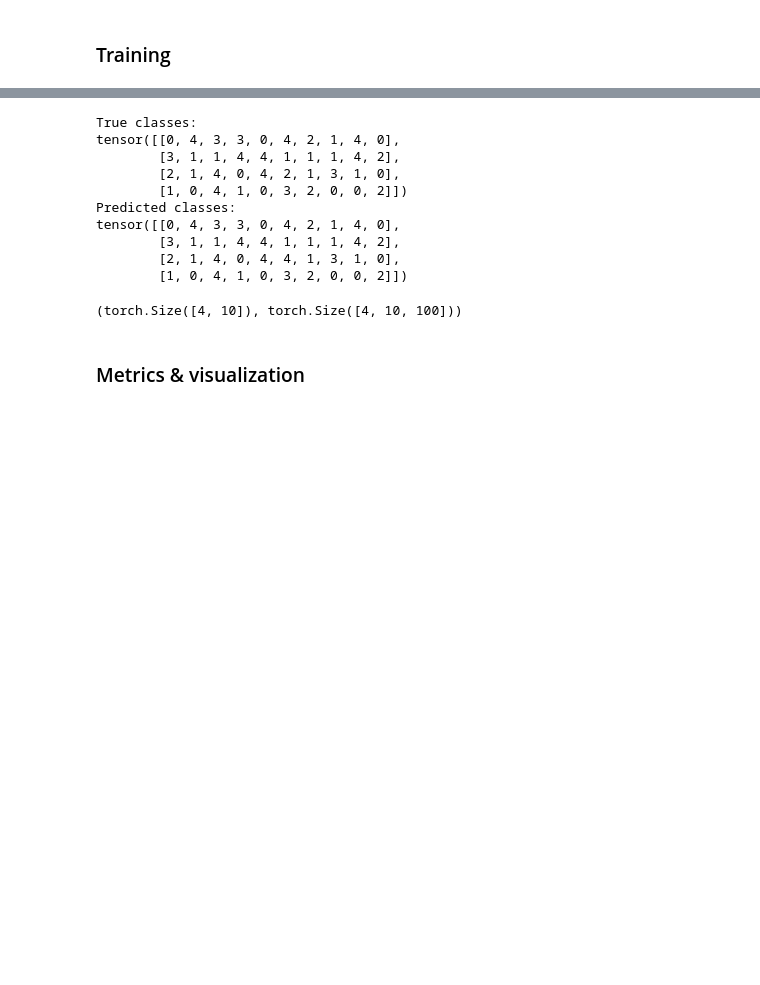
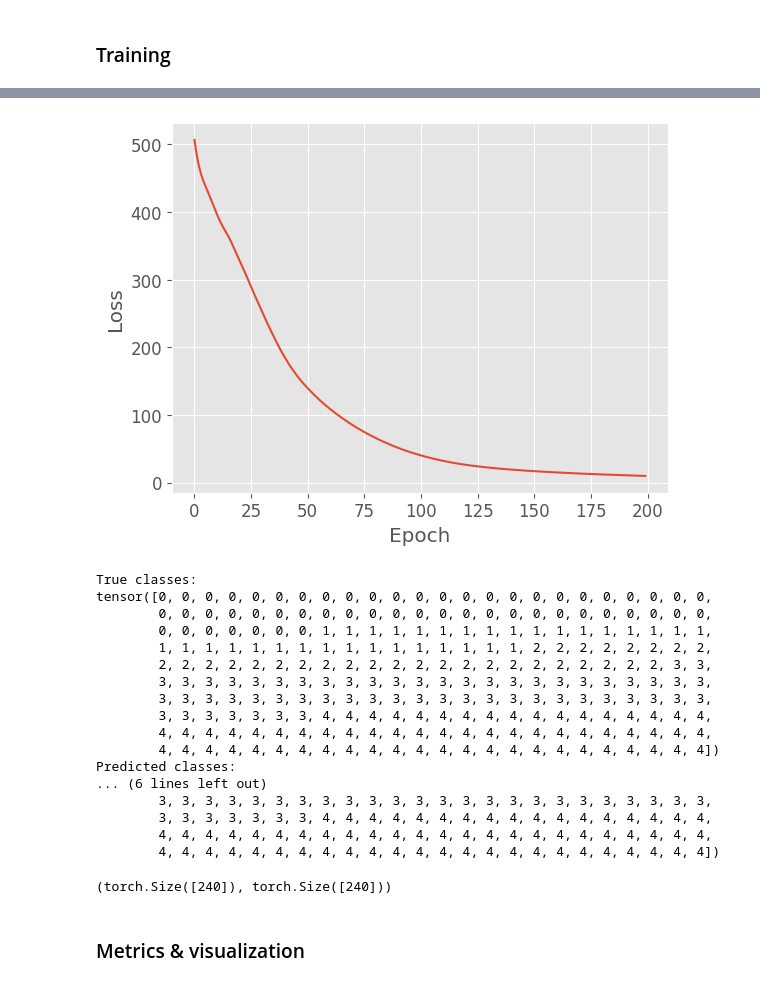
Before and after one commit to AlexanderHIth/temporaryforLSTMTesting, a Jupyter notebook: CRF-segmentation.ipynb, the cells around one changed output, grey strips where cells are left out. Drawn from its saved outputs; the diff is of its cells as text; code cells hidden in the pictures; blank space fills up the shorter version.

```diff
--- a/CRF-segmentation.ipynb
+++ b/CRF-segmentation.ipynb
@@ -673,0 +691,5 @@ class SimpleCRFModel(nn.Module):
+# %%
+# batch_size = 4
+seq_length = len(supervised_classes)
+num_tags = len(labels)
+input_size = num_features
@@ -674,26 +700,22 @@ class SimpleCRFModel(nn.Module):
+# %%
+# Hyperparameters
+learning_rate = 0.01
+weight_decay = 0.001
+num_epochs = 200
+crf_hidden_size = 50
 # %%
 # Initialize the model
-input_size = 100
-hidden_size = 50
-num_tags = 5
-model = SimpleCRFModel(input_size, hidden_size, num_tags)
+model = SimpleCRFModel(
+    input_size=input_size, hidden_size=crf_hidden_size, num_tags=num_tags
+)
 
 # Define the optimizer
-# optimizer = optim.Adam(model.parameters(), lr=0.01)
-optimizer = optim.Adam(model.parameters(), lr=0.01, weight_decay=0.001)
+optimizer = optim.Adam(model.parameters(), lr=learning_rate, weight_decay=weight_decay)
 
-# Generate some sample data
-# batch_size = 32
-batch_size = 4
-seq_length = 10
-inputs = torch.randn(batch_size, seq_length, input_size)
-tags = torch.randint(0, num_tags, (batch_size, seq_length))
-
-# Training loop
-num_epochs = 10
-for epoch in range(num_epochs):
+losses = []
+for epoch in tqdm(range(num_epochs)):
     optimizer.zero_grad()
-    loss = model(inputs, tags)
+    loss = model(inputs=supervised_observations, tags=supervised_classes)
+    losses.append(loss.item())
     loss.backward()
     optimizer.step()
-    print(f"Epoch {epoch + 1}/{num_epochs}, Loss: {loss.item()}")
@@ -711,3 +722,13 @@ Epoch 10/10, Loss: 4.272296905517578
+# %%
+with plt.style.context("ggplot_perso.mplstyle"):
+    fig, ax = plt.subplots()
+    epochs = np.arange(num_epochs)
+    ax.plot(epochs, losses)
+    ax.set_ylabel("Loss")
+    ax.set_xlabel("Epoch")
+    plt.show()
+# %% [output]
+[figure, added]
 # %%
 # def viterbi_decode(emissions, transitions):
 #     batch_size, seq_length, num_tags = emissions.size()
@@ -759,24 +782,32 @@ def viterbi_decode(emissions, transitions):
     return torch.tensor(best_paths)
 # %%
 model.eval()
-best_paths = model.predict(inputs)
-print(f"True classes:\n{tags}")
+best_paths = model.predict(supervised_observations)
+print(f"True classes:\n{supervised_classes}")
 print(f"Predicted classes:\n{best_paths}")
 # %% [output]
 True classes:
-tensor([[0, 4, 3, 3, 0, 4, 2, 1, 4, 0],
-        [3, 1, 1, 4, 4, 1, 1, 1, 4, 2],
-        [2, 1, 4, 0, 4, 2, 1, 3, 1, 0],
-        [1, 0, 4, 1, 0, 3, 2, 0, 0, 2]])
+tensor([0, 0, 0, 0, 0, 0, 0, 0, 0, 0, 0, 0, 0, 0, 0, 0, 0, 0, 0, 0, 0, 0, 0, 0,
+        0, 0, 0, 0, 0, 0, 0, 0, 0, 0, 0, 0, 0, 0, 0, 0, 0, 0, 0, 0, 0, 0, 0, 0,
+        0, 0, 0, 0, 0, 0, 0, 1, 1, 1, 1, 1, 1, 1, 1, 1, 1, 1, 1, 1, 1, 1, 1, 1,
+        1, 1, 1, 1, 1, 1, 1, 1, 1, 1, 1, 1, 1, 1, 1, 1, 2, 2, 2, 2, 2, 2, 2, 2,
+        2, 2, 2, 2, 2, 2, 2, 2, 2, 2, 2, 2, 2, 2, 2, 2, 2, 2, 2, 2, 2, 2, 3, 3,
+        3, 3, 3, 3, 3, 3, 3, 3, 3, 3, 3, 3, 3, 3, 3, 3, 3, 3, 3, 3, 3, 3, 3, 3,
+        3, 3, 3, 3, 3, 3, 3, 3, 3, 3, 3, 3, 3, 3, 3, 3, 3, 3, 3, 3, 3, 3, 3, 3,
+        3, 3, 3, 3, 3, 3, 3, 4, 4, 4, 4, 4, 4, 4, 4, 4, 4, 4, 4, 4, 4, 4, 4, 4,
+        4, 4, 4, 4, 4, 4, 4, 4, 4, 4, 4, 4, 4, 4, 4, 4, 4, 4, 4, 4, 4, 4, 4, 4,
+        4, 4, 4, 4, 4, 4, 4, 4, 4, 4, 4, 4, 4, 4, 4, 4, 4, 4, 4, 4, 4, 4, 4, 4])
 Predicted classes:
-tensor([[0, 4, 3, 3, 0, 4, 2, 1, 4, 0],
-        [3, 1, 1, 4, 4, 1, 1, 1, 4, 2],
-        [2, 1, 4, 0, 4, 4, 1, 3, 1, 0],
-        [1, 0, 4, 1, 0, 3, 2, 0, 0, 2]])
+... (6 lines left out)
+        3, 3, 3, 3, 3, 3, 3, 3, 3, 3, 3, 3, 3, 3, 3, 3, 3, 3, 3, 3, 3, 3, 3, 3,
+        3, 3, 3, 3, 3, 3, 3, 4, 4, 4, 4, 4, 4, 4, 4, 4, 4, 4, 4, 4, 4, 4, 4, 4,
+        4, 4, 4, 4, 4, 4, 4, 4, 4, 4, 4, 4, 4, 4, 4, 4, 4, 4, 4, 4, 4, 4, 4, 4,
+        4, 4, 4, 4, 4, 4, 4, 4, 4, 4, 4, 4, 4, 4, 4, 4, 4, 4, 4, 4, 4, 4, 4, 4])
 # %%
-tags.shape, inputs.shape
+# best_paths = best_paths.squeeze()
+best_paths.shape, supervised_classes.shape
 # %% [output]
-(torch.Size([4, 10]), torch.Size([4, 10, 100]))
+(torch.Size([240]), torch.Size([240]))
 # %% [markdown]
 ### Metrics & visualization
 # %%
```
Also changed, not shown: parts of 30 cells of this notebook.
